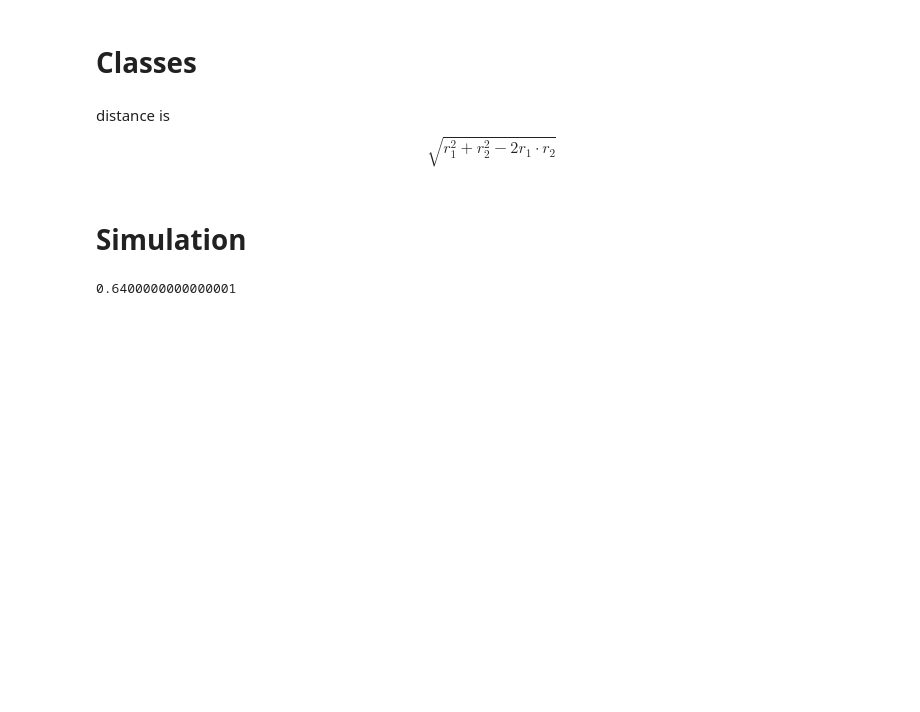
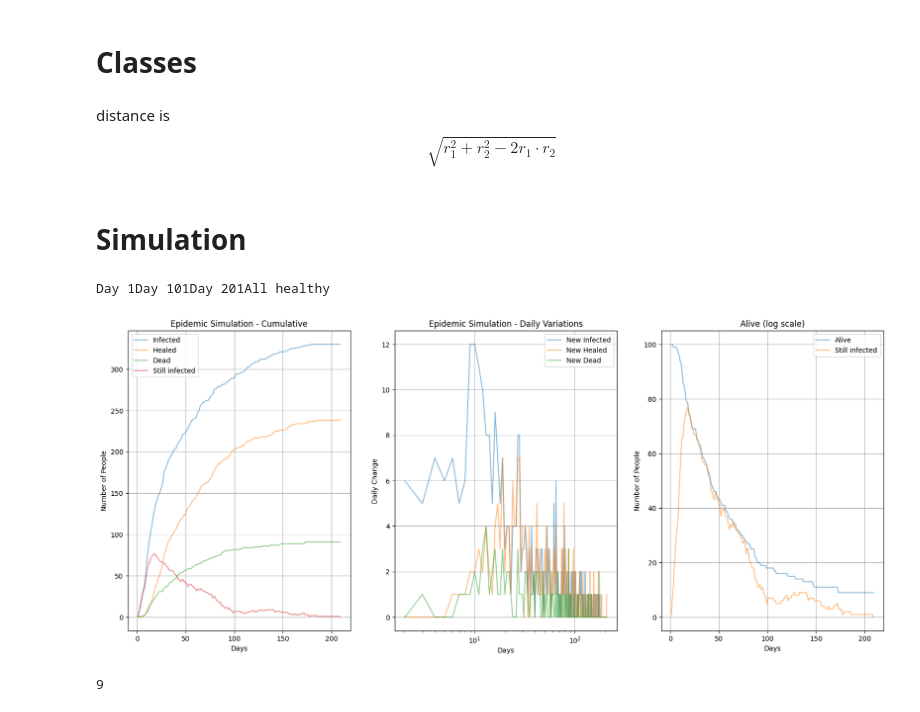
Before and after one commit to Mrtluca3/OOP-in-C-and-phyton, a Jupyter notebook: labcode6/epidemic_simulation.ipynb, the cells around one changed output. Saved outputs shown, nothing was run; the diff lists cells and outputs as text; code cells hidden in the pictures; blank space fills up the shorter version.

```diff
--- a/labcode6/epidemic_simulation.ipynb
+++ b/labcode6/epidemic_simulation.ipynb
@@ -134,21 +135,21 @@ class Population():
 # %%
 
 #Input data
-N = 10000
-L = 4
+N = 1000
+L = 50
 mu = np.array([1]*N)
-sigma = np.array([1]*N)
-pd=0.02 #probability of dying
-ph=0.01 #probability of recovering
-ps= 0.94 #probability of turning sick
-d= L/5 #distance of contagion
-d**2
+sigma = np.array([0.1]*N)
+pd=0.005 #probability of dying
+ph=0.05 #probability of recovering
+ps= 0.95 #probability of turning sick
+d= 2 #distance of contagion
+# d**2
-# %% [output]
-0.6400000000000001
 # %%
 pop=Population(N,L, mu, sigma)
 for i in range(1000):
     ret=pop.a_day()
+    if i%100==0:
+        print(f"Day {i+1}", end='')
     if ret==1:
         break
 # --- Plot variazioni giornaliere ---
@@ -156,42 +157,50 @@ contagions_arr = np.array(pop.contagions)
 healings_arr   = np.array(pop.healings)
 deaths_arr     = np.array(pop.deaths)
 
-fig= plt.figure(figsize=(16, 8))
+fig= plt.figure(figsize=(20, 8))
 plt.subplot(1, 3, 1)
 # --- Plot cumulativo ---
-plt.plot(pop.contagions, label='Infected', alpha=0.5)
-plt.plot(pop.healings,   label='Healed',   alpha=0.5)
-plt.plot(pop.deaths,     label='Dead',     alpha=0.5)
-plt.plot(contagions_arr-healings_arr-deaths_arr, label='Still infected', alpha=0.5)
+day=np.arange(1, len(contagions_arr)+1)
+# plt.xscale('log')
+plt.plot(day, pop.contagions, label='Infected', alpha=0.5)
+plt.plot(day, pop.healings,   label='Healed',   alpha=0.5)
+plt.plot(day, pop.deaths,     label='Dead',     alpha=0.5)
+plt.plot(day, contagions_arr-healings_arr-deaths_arr, label='Still infected', alpha=0.5)
 
 plt.xlabel('Days')
 plt.ylabel('Number of People')
 plt.title('Epidemic Simulation - Cumulative')
 plt.legend(), plt.grid()
 
 # --- Plot variazioni giornaliere ---
 contagions_arr = np.array(pop.contagions)
 healings_arr   = np.array(pop.healings)
 deaths_arr     = np.array(pop.deaths)
 
 
 plt.subplot(1, 3, 2)
-plt.plot(np.diff(contagions_arr), label='New Infected', alpha=0.5)
-plt.plot(np.diff(healings_arr),   label='New Healed',   alpha=0.5)
-plt.plot(np.diff(deaths_arr),     label='New Dead',     alpha=0.5)
+plt.xscale('log')
+plt.plot(day[1:], np.diff(contagions_arr), label='New Infected', alpha=0.5)
+plt.plot(day[1:], np.diff(healings_arr),   label='New Healed',   alpha=0.5)
+plt.plot(day[1:], np.diff(deaths_arr),     label='New Dead',     alpha=0.5)
 plt.xlabel('Days')
 plt.ylabel('Daily Change')
 plt.title('Epidemic Simulation - Daily Variations')
 plt.legend(), plt.grid()
 
 # --- Plot alive (log scale) ---
 
 plt.subplot(1, 3, 3)
-plt.plot(N - deaths_arr, label='Alive', alpha=0.5)
-plt.plot(contagions_arr-healings_arr-deaths_arr, label='Still infected', alpha=0.5)
+# plt.xscale('log')
+plt.plot(day, N - deaths_arr, label='Alive', alpha=0.5)
+plt.plot(day, contagions_arr-healings_arr-deaths_arr, label='Still infected', alpha=0.5)
 plt.xlabel('Days')
 plt.ylabel('Number of People')
 plt.title('Alive (log scale)')
 plt.legend(), plt.grid(), plt.show()
 
 print(pop.N)
+# %% [output]
+Day 1Day 101Day 201All healthy
+[figure, added]
+9
```
Also changed, not shown: parts of 3 cells of this notebook.
